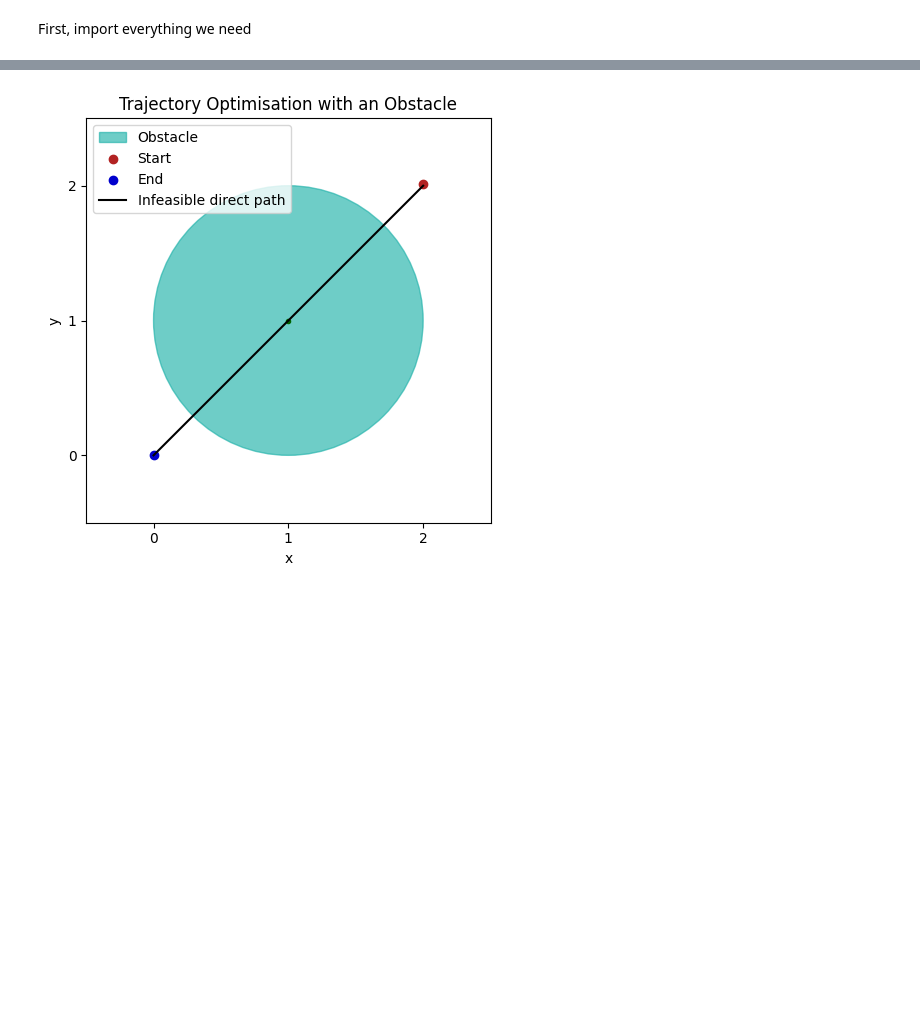
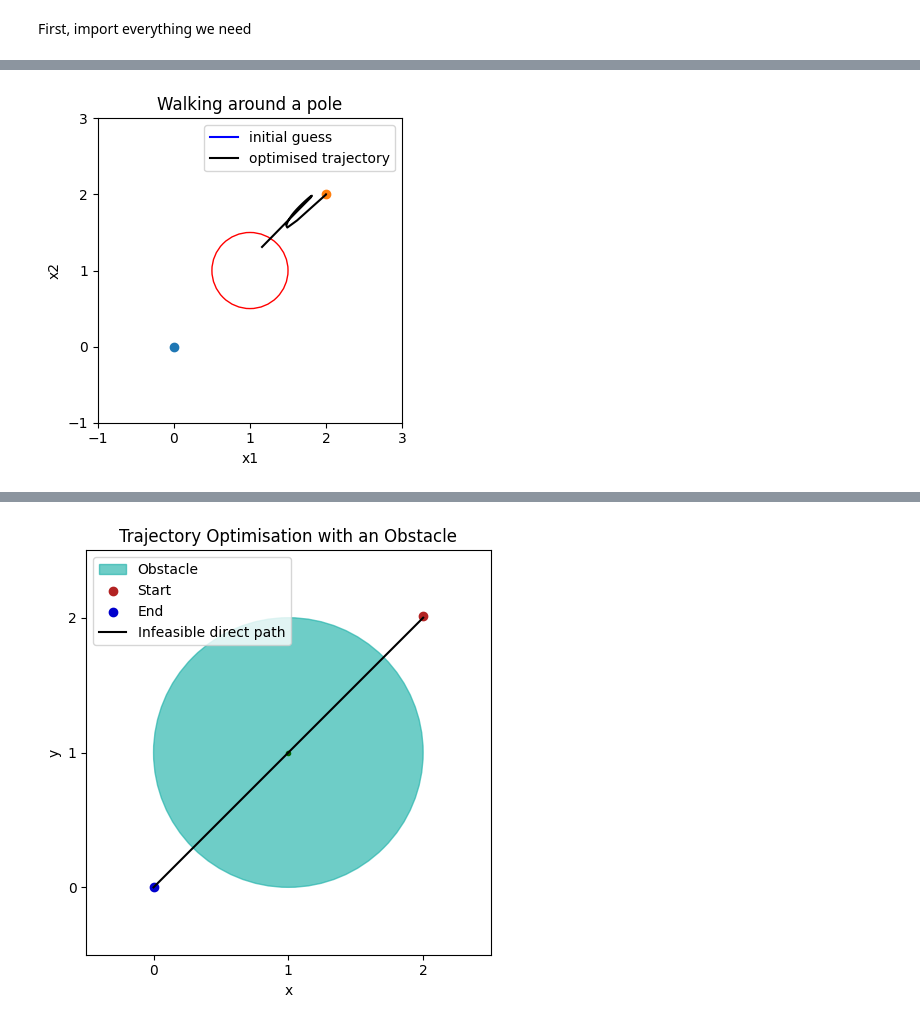
Before and after one commit to patrick-kidger/optimistix, a Jupyter notebook: docs/examples/mpc_unrolled_dynamics.ipynb, the cells around one changed output, grey strips where cells are left out. Cells and saved outputs as stored; diff of their text form; code cells hidden in the pictures; blank space fills up the shorter version.

Commit message:
expanded version of unrolled MPC trajectory optimisation

```diff
--- a/docs/examples/mpc_unrolled_dynamics.ipynb
+++ b/docs/examples/mpc_unrolled_dynamics.ipynb
@@ -27,0 +213,30 @@ from jaxtyping import Array
+# %%
+fig, ax = plt.subplots(1, 1, figsize=(4, 4))
+
+ax.plot(states[:, 0], states[:, 2], "b", label="initial guess")
+ax.plot(final_states[:, 0], final_states[:, 2], "k-", label="optimised trajectory")
+
+circle = plt.Circle(centerpoint, 0.5, color="r", fill=False)
+ax.add_artist(circle)
+
+ax.scatter(0, 0)
+ax.scatter(2, 2)
+
+limits = (-1, 3)
+ax.set_xlim(limits)
+ax.set_ylim(limits)
+
+ax.set_aspect("equal")
+ticks = [-1, 0, 1, 2, 3]
+ax.set_xticks(ticks)
+ax.set_yticks(ticks)
+
+ax.set_xlabel("x1")
+ax.set_ylabel("x2")
+
+ax.set_title("Walking around a pole")
+
+ax.legend()
+fig.tight_layout()
+# %% [output]
+[figure, added]
```
Also changed, not shown: parts of 20 cells of this notebook.
